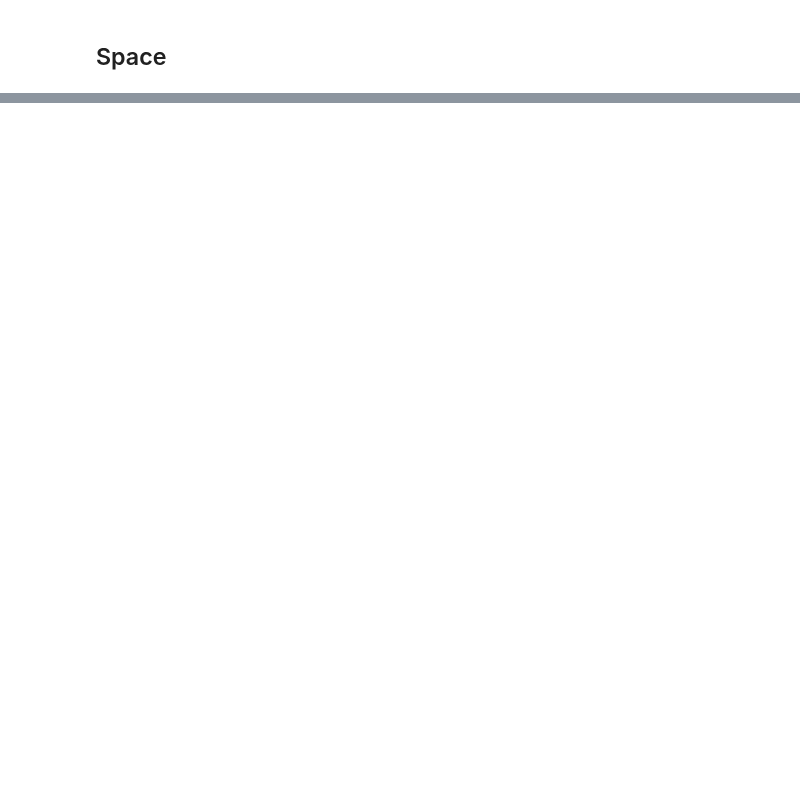
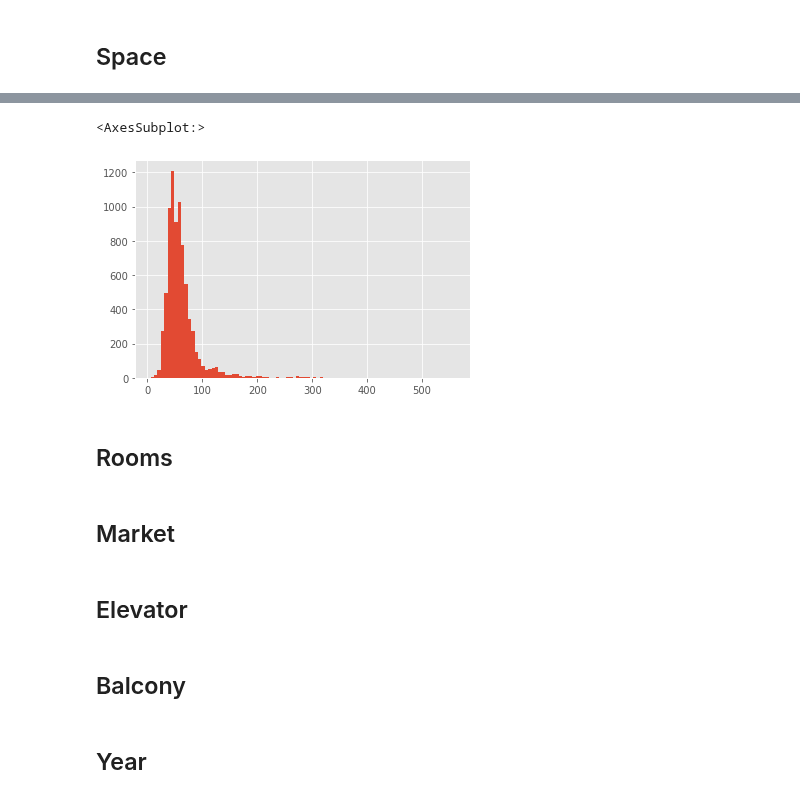
Before and after one commit to CarJung/Uni, a Jupyter notebook: Warsaw_flats/EDA.ipynb, the cells around one changed output, grey strips where cells are left out. Cells and saved outputs as stored; diff of their text form; code cells hidden in the pictures; blank space fills up the shorter version.

```diff
--- a/Warsaw_flats/EDA.ipynb
+++ b/Warsaw_flats/EDA.ipynb
@@ -185,0 +196,19 @@ space = data.Space
+# %%
+data.Space = data.Space.str.replace('/','')
+data.Space = data.Space.astype('float')
+space = data.Space
+# %%
+space.hist(bins = 90)
+# %% [output]
+<AxesSubplot:>
+[figure, added]
+# %% [markdown]
+## Rooms
+# %% [markdown]
+## Market
+# %% [markdown]
+## Elevator
+# %% [markdown]
+## Balcony
+# %% [markdown]
+## Year
```
Also changed, not shown: parts of 7 cells of this notebook.
